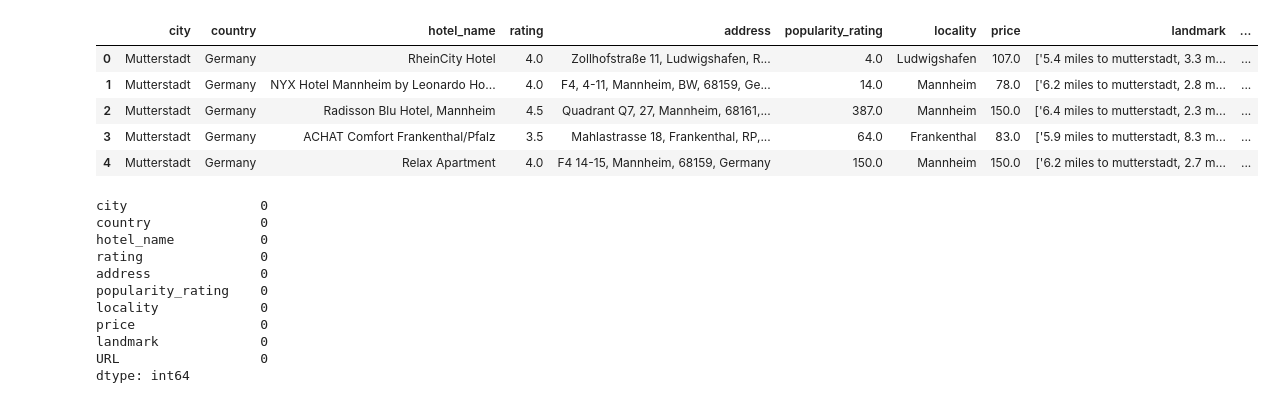
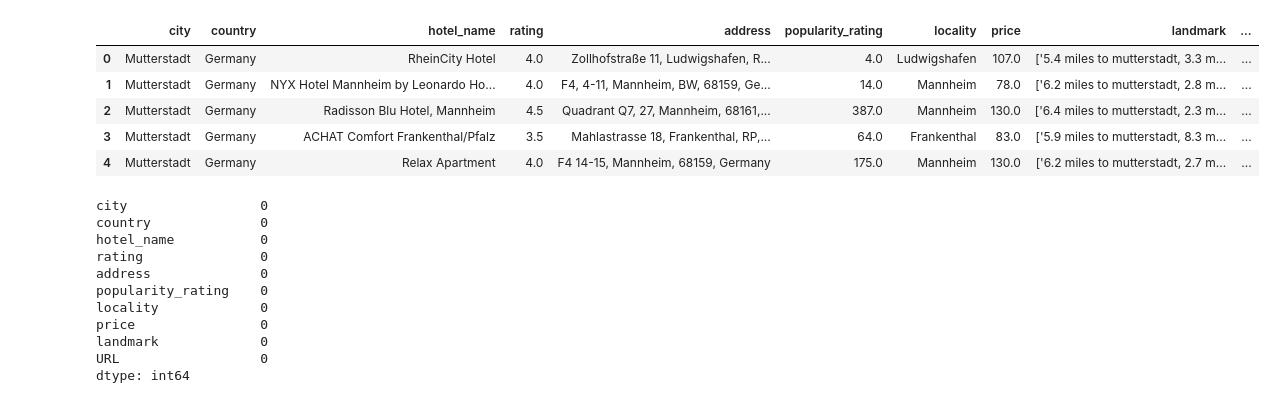
Before and after one commit to fpleoni/where_do_we_go_from_here, a Jupyter notebook: jupyter_notebooks/nn_clean_data.ipynb, the cells around one changed output. Cells and saved outputs as stored; diff of their text form; code cells hidden in the pictures.

Commit message:
clean final version of dataset

```diff
--- a/jupyter_notebooks/nn_clean_data.ipynb
+++ b/jupyter_notebooks/nn_clean_data.ipynb
@@ -13,21 +15,21 @@ import random
 # %%
 # Path to file
-hotels_path = "../data/clean_hotels_scraped.csv"
+hotels_path = "../data/clean_hotels_scraped_v2.csv"
 
 # Dataframe
 hotels_df = pd.read_csv(hotels_path, usecols = ["city", "country", "hotel_name", "rating",
                                                "address", "popularity_rating", "locality", "price",
                                                "landmark", "URL"])
 
 # Sanity check
 hotels_df.head()
 # %% [output]
 |  | city | country | hotel_name | rating | address | popularity_rating | locality | price | landmark | ... |
 | 0 | Mutterstadt | Germany | RheinCity Hotel | 4.0 | Zollhofstraße 11, Ludwigshafen, R... | 4.0 | Ludwigshafen | 107.0 | ['5.4 miles to mutterstadt, 3.3 m... | ... |
 | 1 | Mutterstadt | Germany | NYX Hotel Mannheim by Leonardo Ho... | 4.0 | F4, 4-11, Mannheim, BW, 68159, Ge... | 14.0 | Mannheim | 78.0 | ['6.2 miles to mutterstadt, 2.8 m... | ... |
-| 2 | Mutterstadt | Germany | Radisson Blu Hotel, Mannheim | 4.5 | Quadrant Q7, 27, Mannheim, 68161,... | 387.0 | Mannheim | 150.0 | ['6.4 miles to mutterstadt, 2.3 m... | ... |
+| 2 | Mutterstadt | Germany | Radisson Blu Hotel, Mannheim | 4.5 | Quadrant Q7, 27, Mannheim, 68161,... | 387.0 | Mannheim | 130.0 | ['6.4 miles to mutterstadt, 2.3 m... | ... |
 | 3 | Mutterstadt | Germany | ACHAT Comfort Frankenthal/Pfalz | 3.5 | Mahlastrasse 18, Frankenthal, RP,... | 64.0 | Frankenthal | 83.0 | ['5.9 miles to mutterstadt, 8.3 m... | ... |
-| 4 | Mutterstadt | Germany | Relax Apartment | 4.0 | F4 14-15, Mannheim, 68159, Germany | 150.0 | Mannheim | 150.0 | ['6.2 miles to mutterstadt, 2.7 m... | ... |
+| 4 | Mutterstadt | Germany | Relax Apartment | 4.0 | F4 14-15, Mannheim, 68159, Germany | 175.0 | Mannheim | 130.0 | ['6.2 miles to mutterstadt, 2.7 m... | ... |
 # %%
 # Check for null values
 hotels_df.isna().sum()
```
Also changed, not shown: parts of 2 cells of this notebook, 5 other files.
